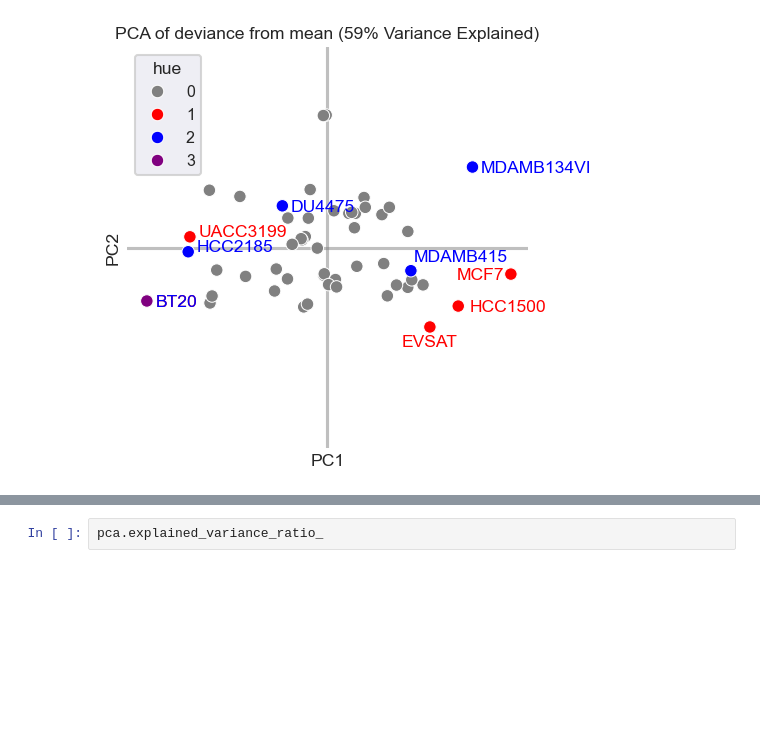
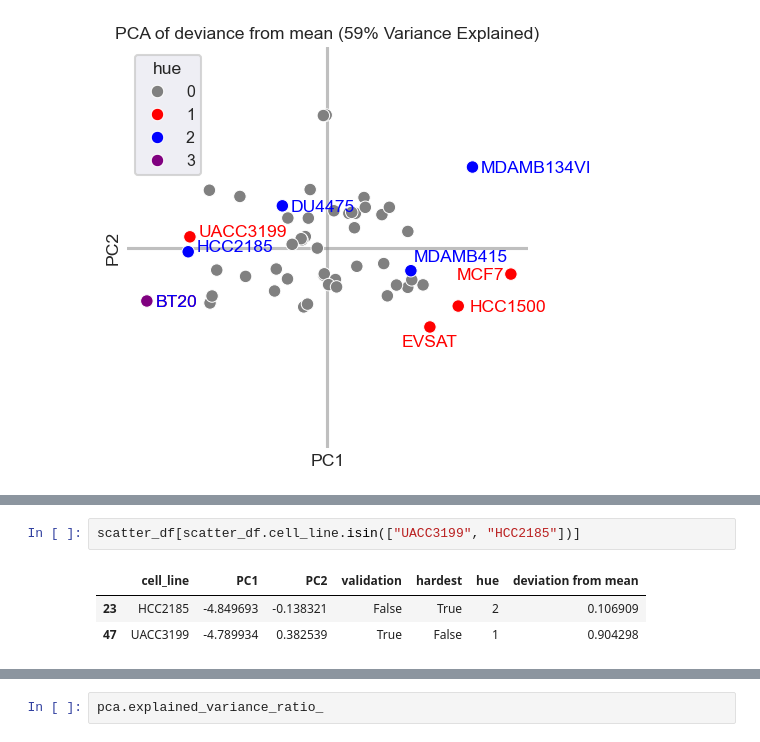
Before and after one commit to frohlich-lab/DeepMechanisticModels, a Jupyter notebook: Old - Jupyter Notebooks/Cytof Data Analysis.ipynb, the cells around one changed output, grey strips where cells are left out. Cells and saved outputs as stored; diff of their text form; blank space fills up the shorter version.

```diff
--- a/Old - Jupyter Notebooks/Cytof Data Analysis.ipynb
+++ b/Old - Jupyter Notebooks/Cytof Data Analysis.ipynb
@@ -288,0 +332,6 @@ plt.savefig("cytof_pca.png", transparent=True, dpi=300)
+# %%
+scatter_df[scatter_df.cell_line.isin(["UACC3199", "HCC2185"])]
+# %% [output]
+|  | cell_line | PC1 | PC2 | validation | hardest | hue | deviation from mean |
+| 23 | HCC2185 | -4.849693 | -0.138321 | False | True | 2 | 0.106909 |
+| 47 | UACC3199 | -4.789934 | 0.382539 | True | False | 1 | 0.904298 |
```
Also changed, not shown: parts of 7 cells of this notebook.
